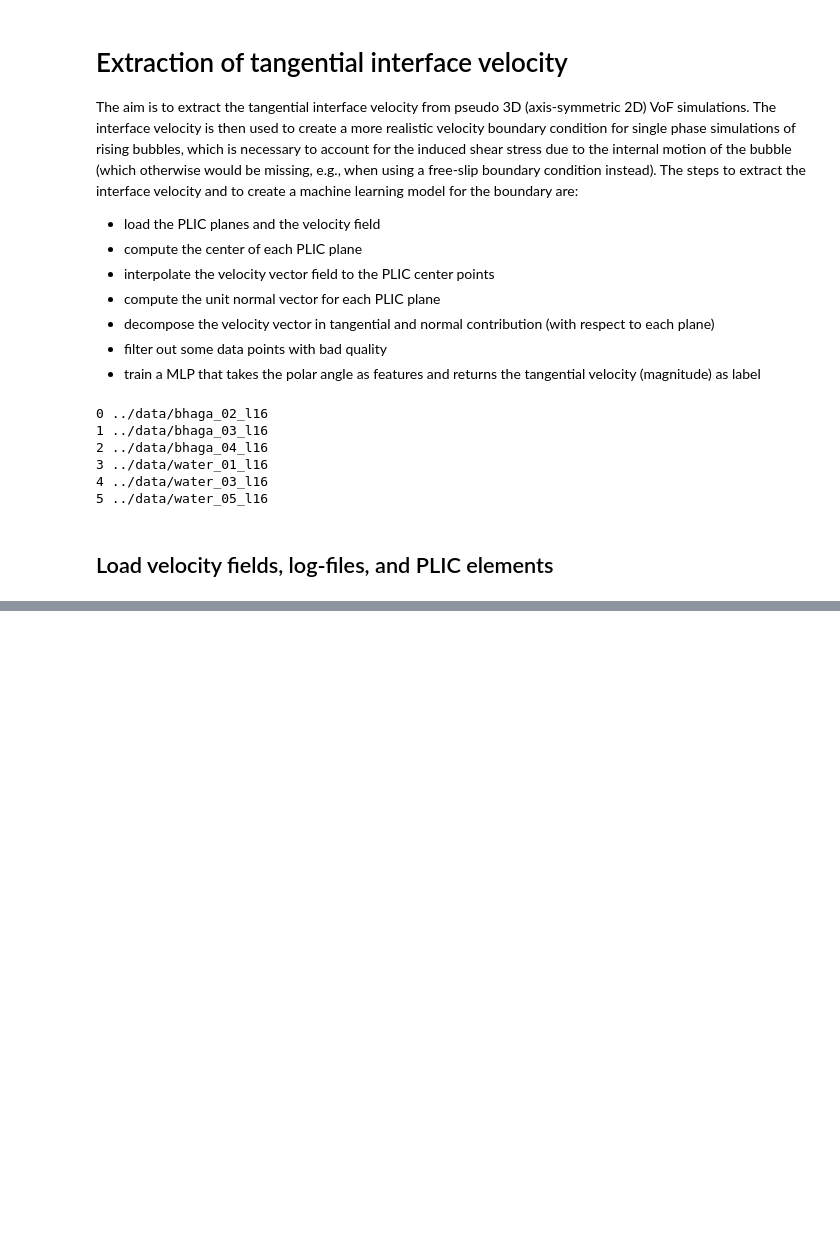
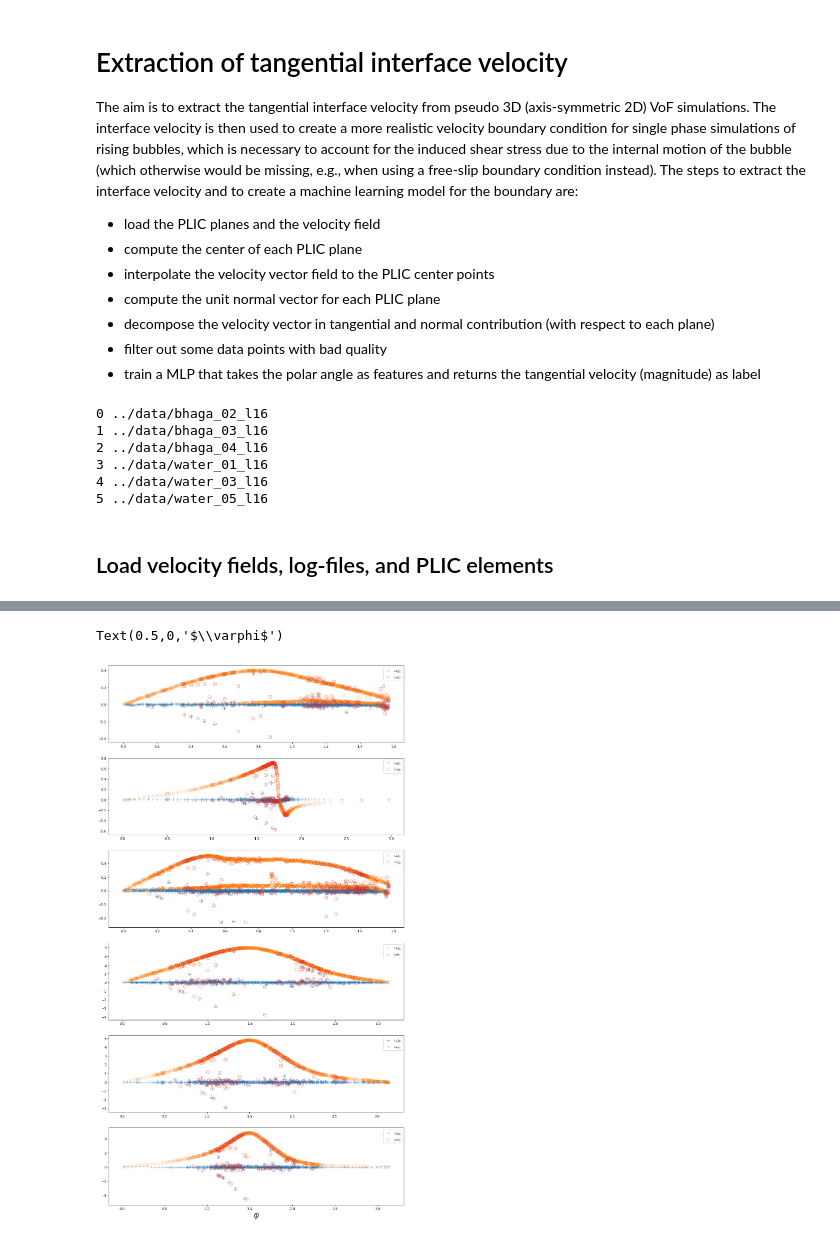
Before and after one commit to AndreWeiner/phd_notebooks, a Jupyter notebook: notebooks/basilisk_2D_interface_velocity.ipynb, the cells around one changed output, grey strips where cells are left out. Cells and saved outputs as stored; diff of their text form; code cells hidden in the pictures; blank space fills up the shorter version.

Commit message:
Finish shape and velocity approximation.

```diff
--- a/notebooks/basilisk_2D_interface_velocity.ipynb
+++ b/notebooks/basilisk_2D_interface_velocity.ipynb
@@ -495,0 +101,35 @@ plt.savefig("u_t_complex.png", bbox_inches="tight")
+# %%
+rc('text', usetex=False)
+fig, axarr = plt.subplots(6, 1, figsize=(hm.figure_width, 30))
+
+frac = [0.04, 0.02, 0.04, 0.02, 0.02, 0.02]
+u_tau_clean = {}
+phi_clean = {}
+rad_clean = {}
+
+for i, case in enumerate(cases):
+    case_name = case.split("/")[-1]
+    if case_name in ["bhaga_02_l16", "bhaga_04_l16"]:
+        c_x, c_y = all_facets[case_name].get_facet_centers(polar=False)
+        p_x, p_y = all_facets[case_name].get_facets(polar=False)
+        rad, phi = hm.transform_polar_2D(c_x, c_y + abs(np.min(p_y)))
+    else:
+        rad, phi = all_facets[case_name].get_facet_centers(polar=True)
+    u_n = all_facets[case_name].project_normal(vector=False)
+    u_t = all_facets[case_name].project_tangential(vector=False)
+    tol = frac[i] * np.max(u_t)
+    outliers = np.absolute(u_n) < tol
+    u_tau_clean[case_name] = np.asarray([u_t[e] for e in range(u_t.shape[0]) if abs(u_n[e]) < tol])
+    phi_clean[case_name] = np.asarray([phi[e] for e in range(phi.shape[0]) if abs(u_n[e]) < tol])
+    rad_clean[case_name] = np.asarray([rad[e] for e in range(rad.shape[0]) if abs(u_n[e]) < tol])
+    axarr[i].scatter(phi, u_n, c="C0", marker="+", s=100, lw=0.5, label=r"$u_{n}|_\Sigma$")
+    axarr[i].scatter(phi, u_t, c="C1", marker="x", s=100, lw=0.5, label=r"$u_{\tau}|_\Sigma$")
+    axarr[i].scatter(np.ma.masked_array(phi, mask=outliers), np.ma.masked_array(u_t, mask=outliers),
+                     marker="o", facecolors='none', edgecolors='C3', s=100, lw=0.5)
+    axarr[i].scatter(np.ma.masked_array(phi, mask=outliers), np.ma.masked_array(u_n, mask=outliers),
+                     marker="o", facecolors='none', edgecolors='C3', s=100, lw=0.5)
+    axarr[i].legend()
+axarr[-1].set_xlabel(r"$\varphi$", fontsize=hm.fontsize_label)
+# %% [output]
+Text(0.5,0,'$\\varphi$')
+[figure, added]
```
Also changed, not shown: parts of 15 cells of this notebook, 2 other files.
